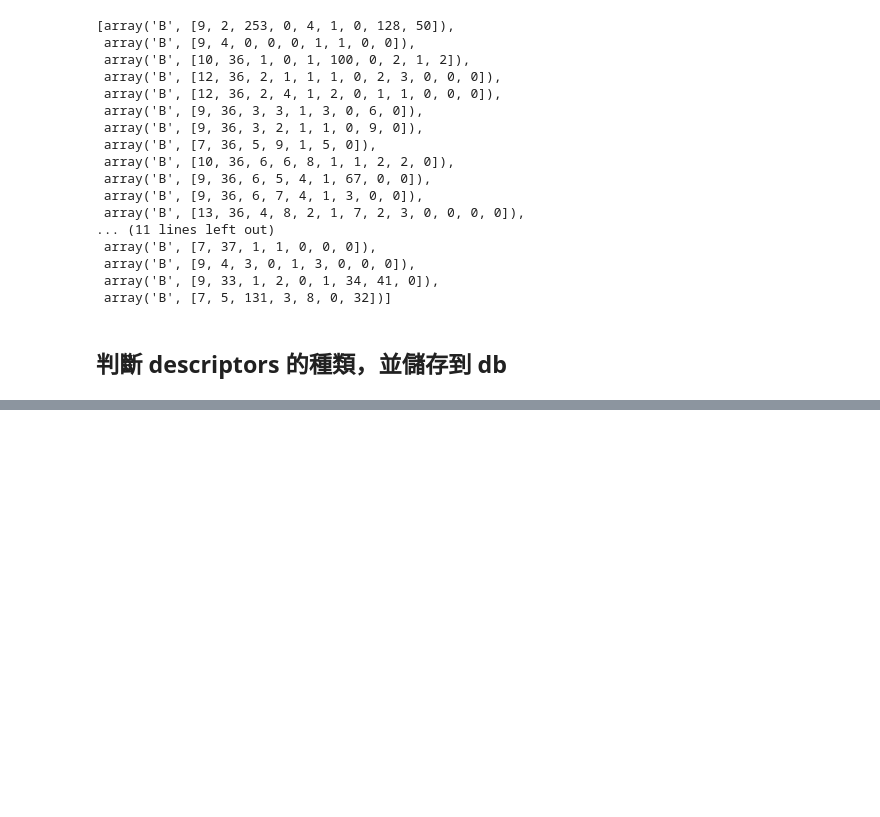
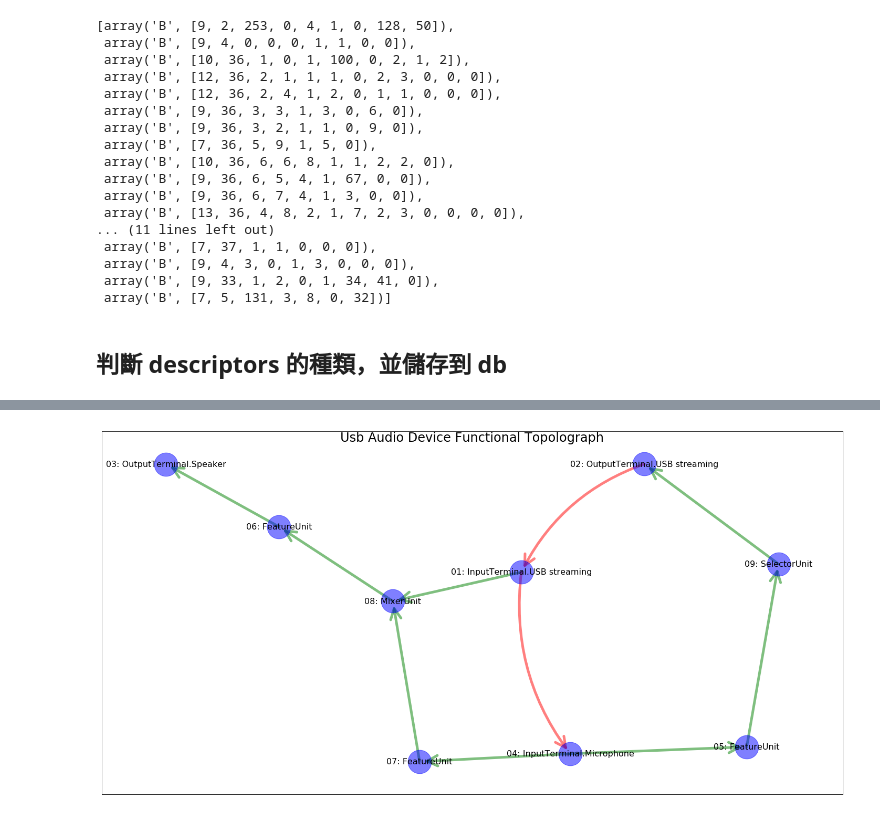
Before and after one commit to Wei1234c/USB_Audio, a Jupyter notebook: notebooks/UAC20_Audio Class Device Topology Plotting.ipynb, the cells around one changed output, grey strips where cells are left out. Cells and saved outputs as stored; diff of their text form; code cells hidden in the pictures; blank space fills up the shorter version.

Commit message:
enhance topolograph generation.

```diff
--- a/notebooks/UAC20_Audio Class Device Topology Plotting.ipynb
+++ b/notebooks/UAC20_Audio Class Device Topology Plotting.ipynb
@@ -250,0 +219,12 @@ draw_graph(graph)
+# %%
+fig = plt.figure(figsize = (20, 10) )
+
+Topologen.draw_topolograph(dbos)# , label_font_size = 14, edge_width = 5, edge_arrowstyle = '->', edge_arrowsize = 50,)
+title = 'USB Audio device functional topolograph'.title()
+fig.suptitle(title, fontsize = 24)
+
+plt.tight_layout()
+plt.savefig(title + '.png')
+plt.show()
+# %% [output]
+[figure, added]
```
Also changed, not shown: parts of 4 cells of this notebook, 4 other files.
